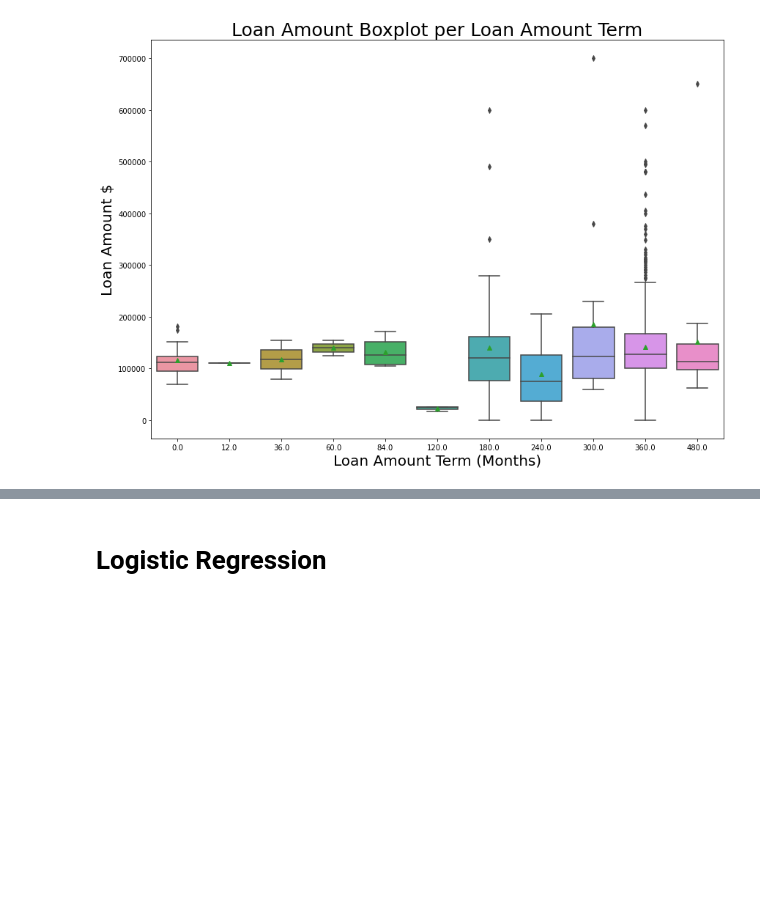
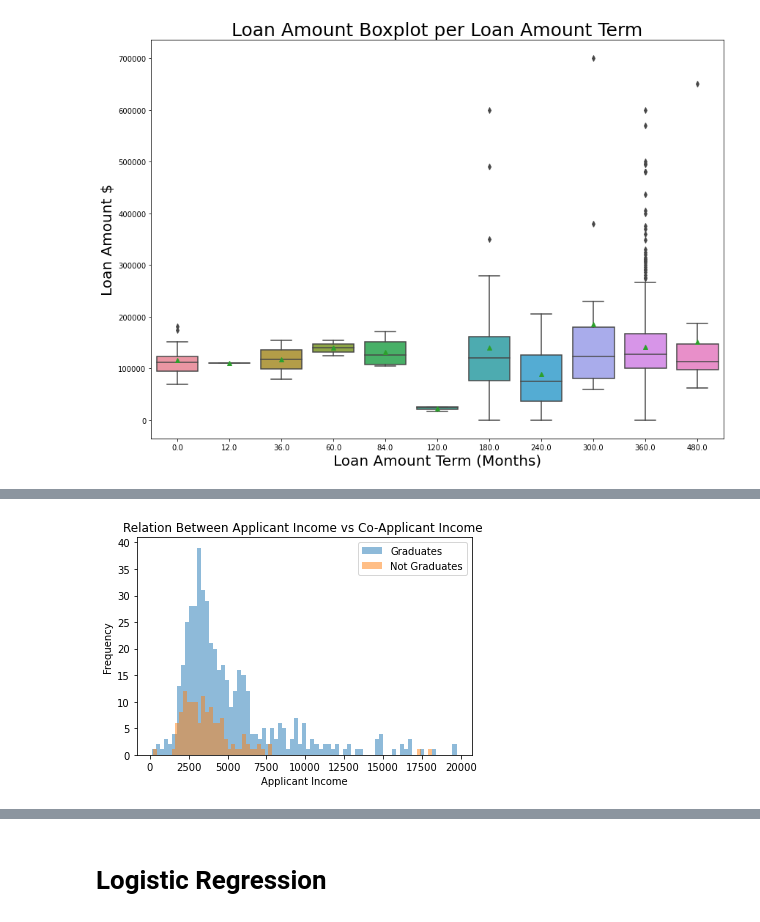
Before and after one commit to spa542/DSCI470, a Jupyter notebook: Project_2_Loan_Prediction_Dataset/FinalNotebookSubmission/Project2FinalNotebook.ipynb, the cells around one changed output, grey strips where cells are left out. Drawn from its saved outputs; the diff is of its cells as text; code cells hidden in the pictures; blank space fills up the shorter version.

```diff
--- a/Project_2_Loan_Prediction_Dataset/FinalNotebookSubmission/Project2FinalNotebook.ipynb
+++ b/Project_2_Loan_Prediction_Dataset/FinalNotebookSubmission/Project2FinalNotebook.ipynb
@@ -49,0 +143,4 @@ plot_loan_amount_vs_loan_amount_term(lp_df)
+# %%
+GradVSNotGradIncome(LoanDataTrain)
+# %% [output]
+[figure, added]
```
Also changed, not shown: parts of 27 cells of this notebook, 2 other files.
